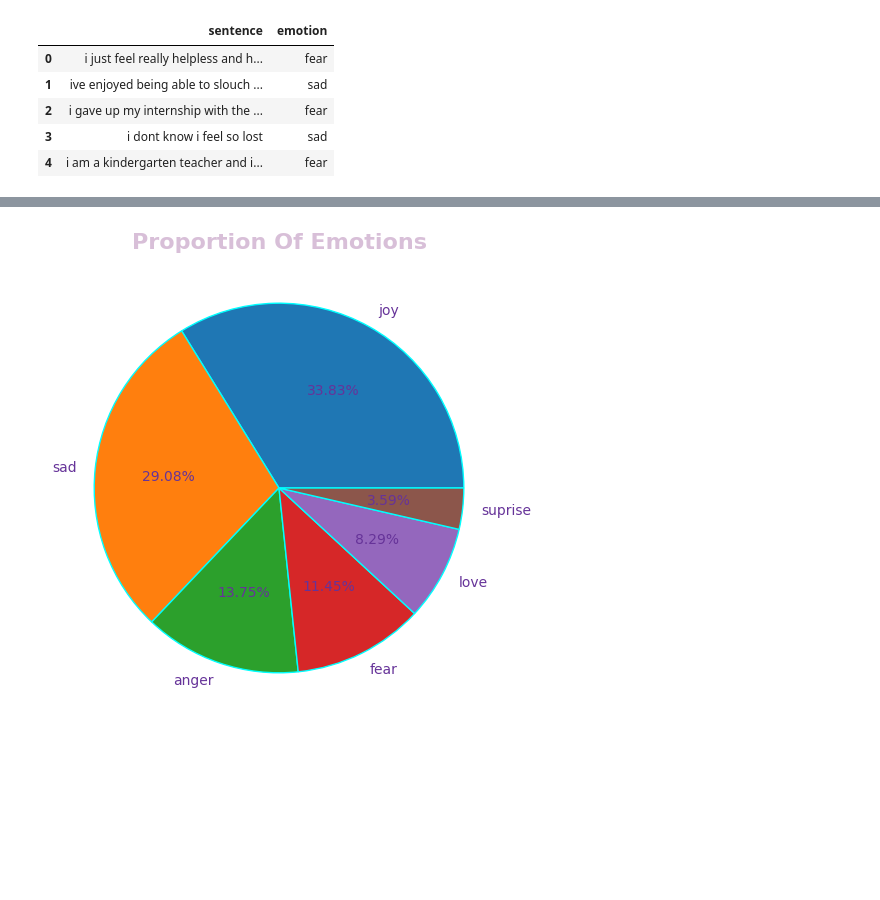
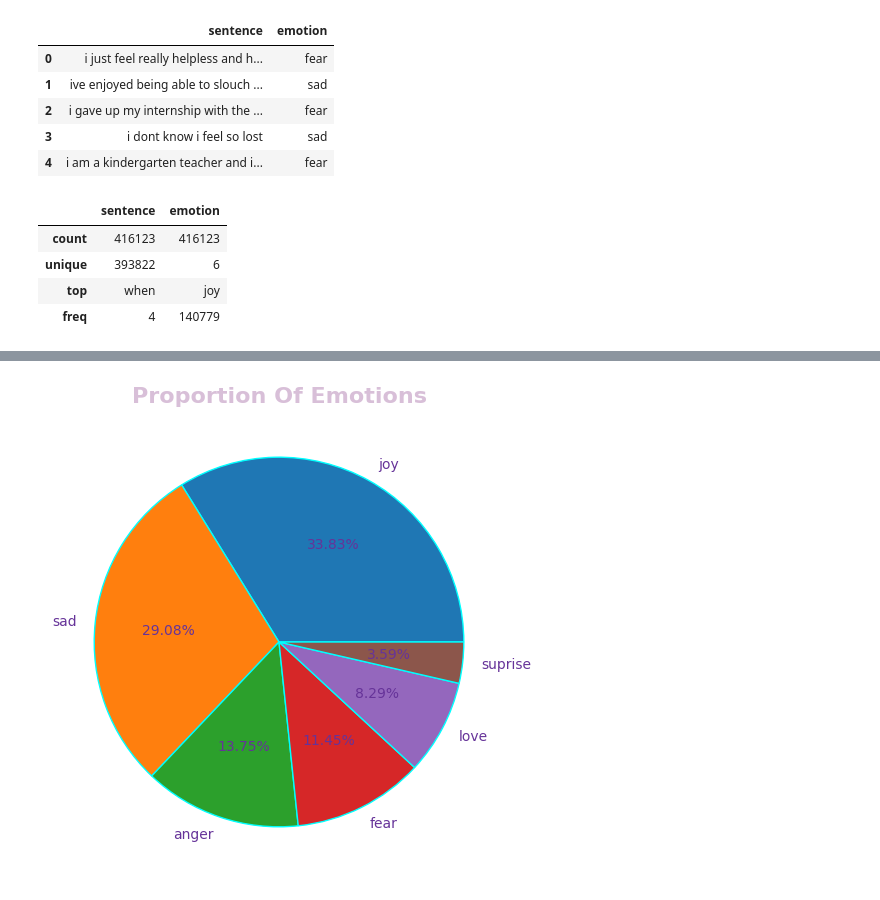
Before and after one commit to Khal011/Emotion_prediction, a Jupyter notebook: emotion-prediction.ipynb, the cells around one changed output, grey strips where cells are left out. Saved outputs shown, nothing was run; the diff lists cells and outputs as text; code cells hidden in the pictures; blank space fills up the shorter version.

```diff
--- a/emotion-prediction.ipynb
+++ b/emotion-prediction.ipynb
@@ -34,3 +34,11 @@ df.head()
 | 2 | i gave up my internship with the ... | fear |
 | 3 | i dont know i feel so lost | sad |
 | 4 | i am a kindergarten teacher and i... | fear |
+# %%
+df.describe()
+# %% [output]
+|  | sentence | emotion |
+| count | 416123 | 416123 |
+| unique | 393822 | 6 |
+| top | when | joy |
+| freq | 4 | 140779 |
```
Also changed, not shown: parts of 4 cells of this notebook, 1 other file.
